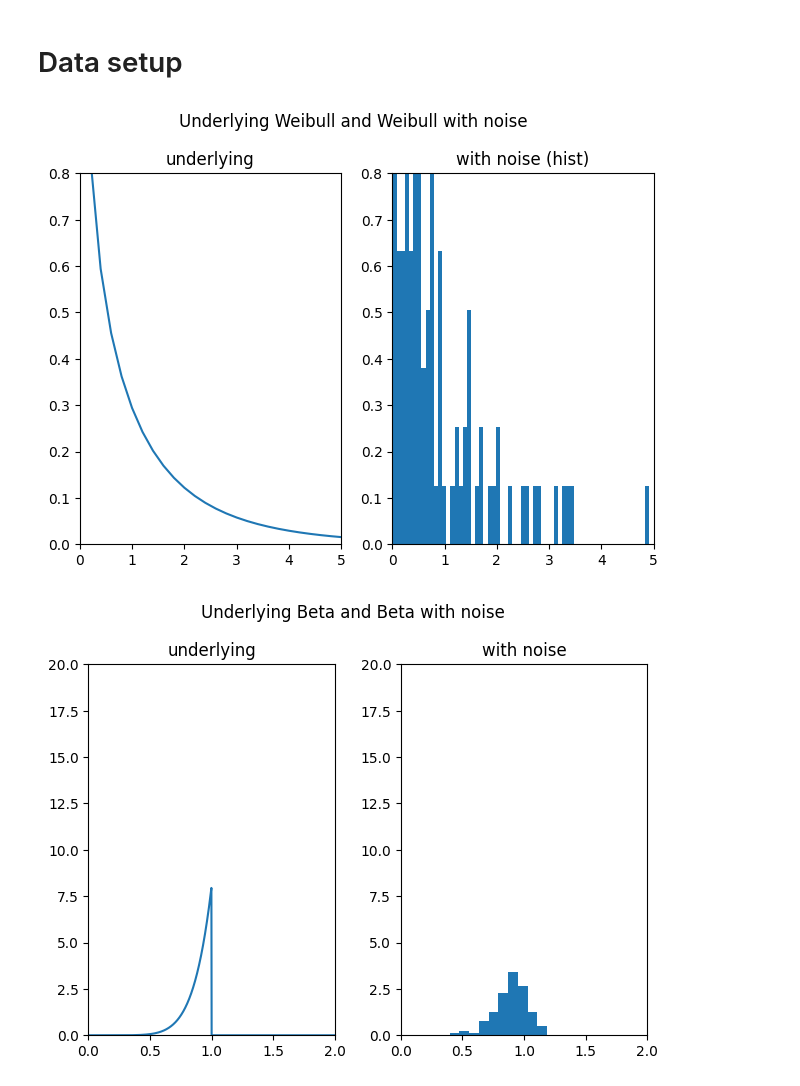
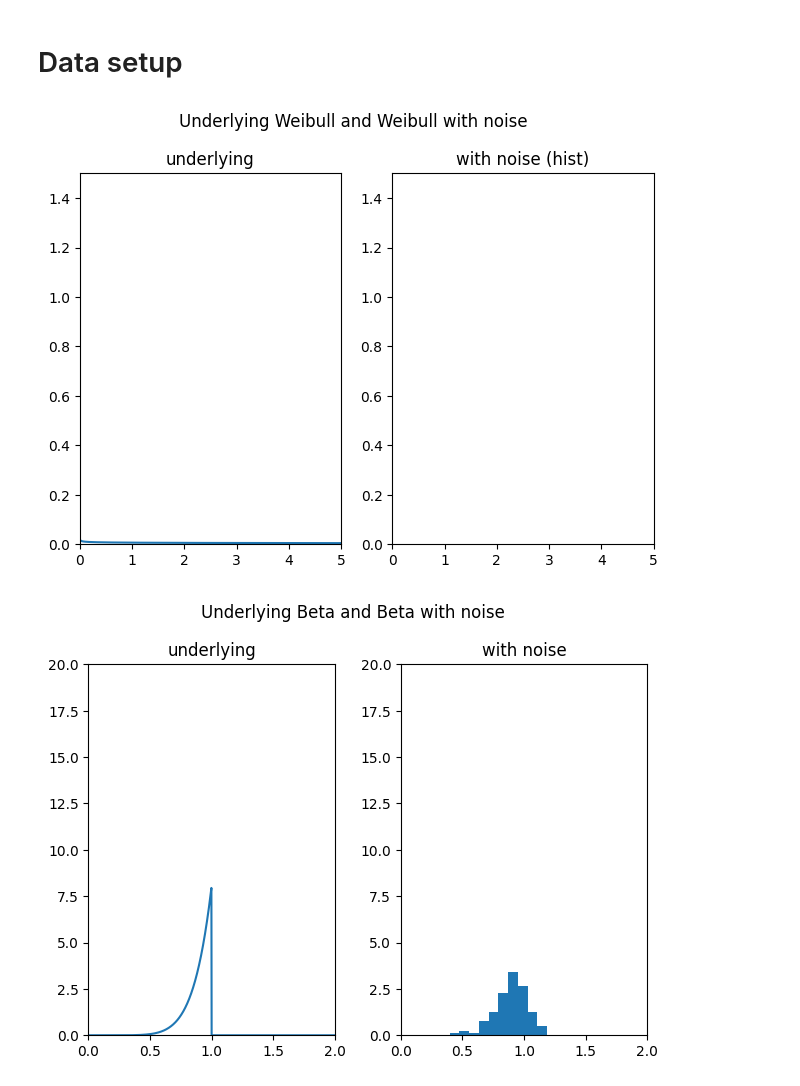
Before and after one commit to nayefahmad/ml-notes, a Jupyter notebook: 2023-05-02-pytorch-distribution-fitting.ipynb, the cells around one changed output. Drawn from its saved outputs; the diff is of its cells as text; code cells hidden in the pictures.

```diff
--- a/2023-05-02-pytorch-distribution-fitting.ipynb
+++ b/2023-05-02-pytorch-distribution-fitting.ipynb
@@ -35,38 +37,38 @@ import matplotlib.pyplot as plt
 np.random.seed(2023)
 
 n = 100
-shape = .8
-scale = 1
+shape = 0.8
+scale = 400
 # %%
 #generate points for weibull, set location parameter to 0 - this is 2-parameter because loc is 0
 weibull_data = weibull_min.rvs(c=shape, scale=scale, loc=0, size=n)
 
 #add noise, mean = 0, sd = 0.1 for the same sample size
 noise = np.random.normal(0, 0.1, n)
 weibull_data = weibull_data + noise
 #all positive data
 weibull_data = np.abs(weibull_data) + 1e-4
 
 #generate the x values to be used for generating the pdf
-curve_x = np.linspace(0, 200, 1000)
+curve_x = np.linspace(0, 5, 1000)
 #generate the pdf with the same parameters that were used for generating the data
 weibull_pdf = weibull_min.pdf(curve_x, shape, scale=scale)
 
 title='Underlying Weibull and Weibull with noise'
 subs = ['underlying', 'with noise (hist)']
 fig, ax = plt.subplots(1, 2)
 ax[0].plot(curve_x, weibull_pdf)
-ax[1].hist(weibull_data, bins=100, density=True)
+ax[1].hist(weibull_data, bins=10, density=True)
 
 for idx in range(2):
     ax[idx].set_xlim(0, 5)
-    ax[idx].set_ylim(0, .80)
+    ax[idx].set_ylim(0, 1.5)
     ax[idx].set_title(subs[idx])
 plt.suptitle(title)
 fig.tight_layout()
 fig.show()
 # %% [output]
-[figure, old version]
+[figure, new version]
 # %%
 #generate non-weibull data, following beta distribution
 beta_data = beta.rvs(a=8, b=1, size=n)
```
Also changed, not shown: parts of 8 cells of this notebook.
